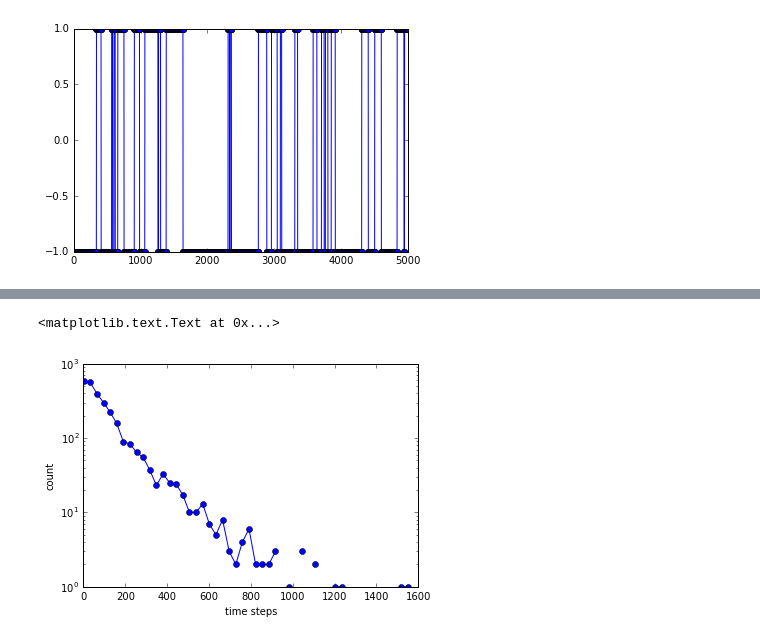
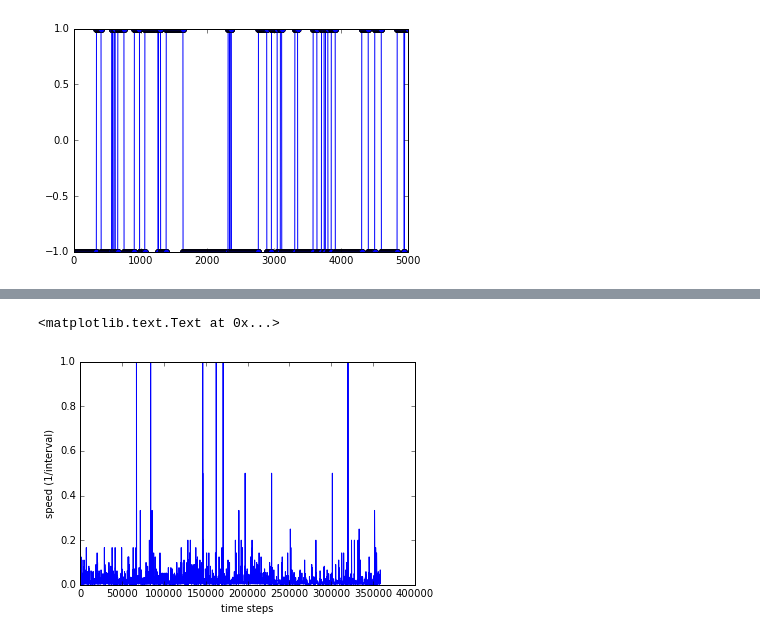
Before and after one commit to Kevin-Sean-Chen/Biophysics, a Jupyter notebook: Bacteria_behavior.ipynb, the cells around one changed output, grey strips where cells are left out. Drawn from its saved outputs; the diff is of its cells as text; code cells hidden in the pictures.

```diff
--- a/Bacteria_behavior.ipynb
+++ b/Bacteria_behavior.ipynb
@@ -48,7 +68,7 @@ aa,bb = np.histogram(inter,bins=50);
 # %%
-plt.semilogy(bb[:-1],aa,'-o')
+plt.plot(np.cumsum(inter),1/inter);
 plt.xlabel('time steps')
-plt.ylabel('count')
+plt.ylabel('speed (1/interval)')
 # %% [output]
 <matplotlib.text.Text at 0x...>
-[figure, old version]
+[figure, new version]
```
Also changed, not shown: parts of 6 cells of this notebook.
